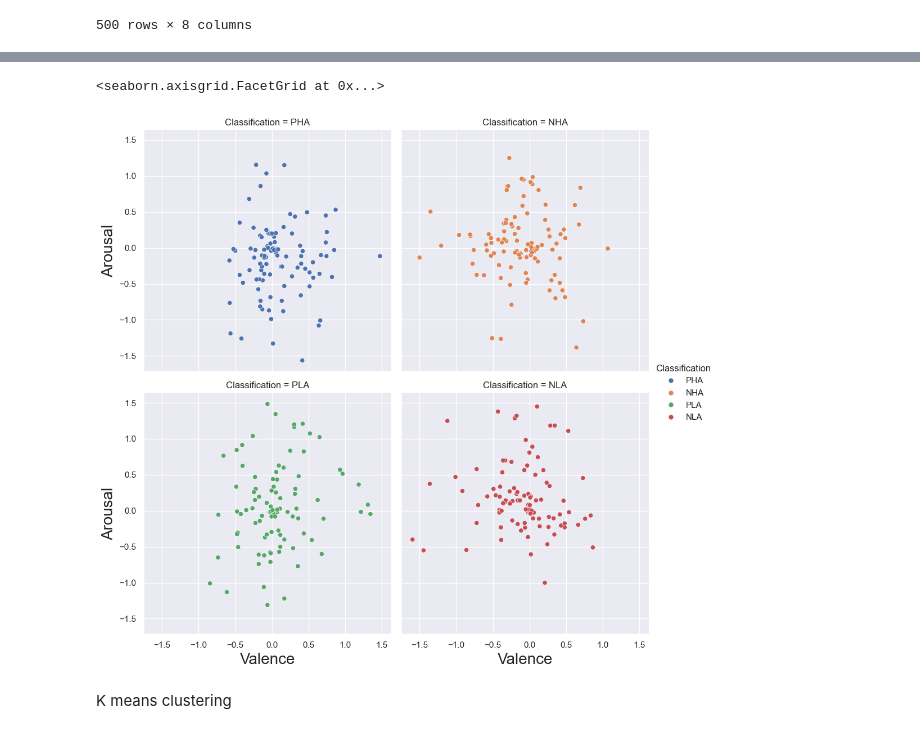
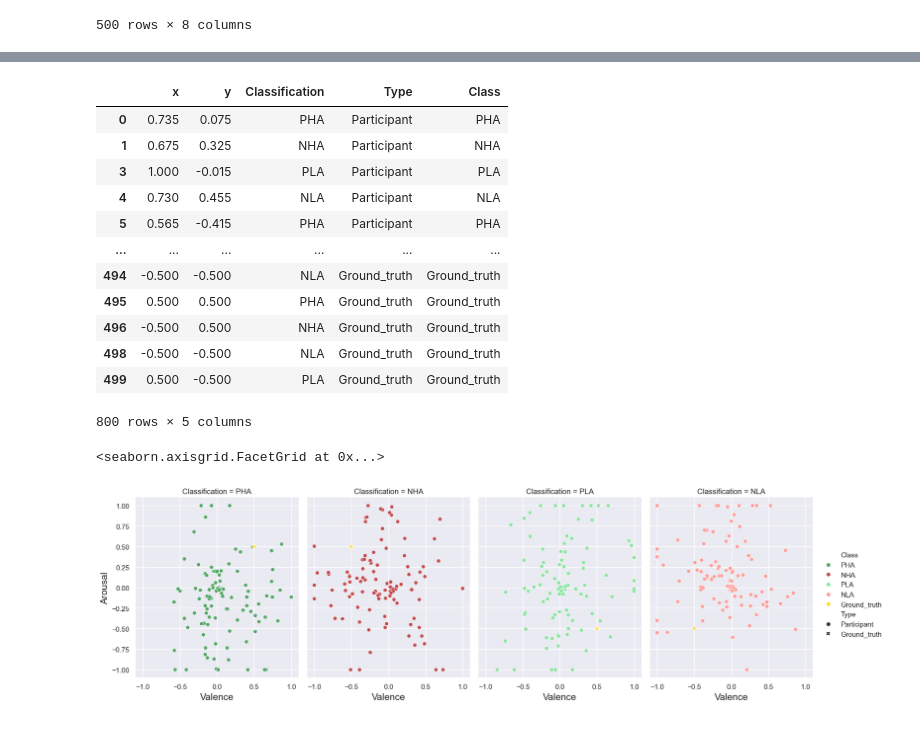
Before and after one commit to Linthevanrooij/FAIP, a Jupyter notebook: Final_project/Text+image-generator/chat-gpt-generator/analysis.ipynb, the cells around one changed output, grey strips where cells are left out. Cells and saved outputs as stored; diff of their text form; code cells hidden in the pictures.

```diff
--- a/Final_project/Text+image-generator/chat-gpt-generator/analysis.ipynb
+++ b/Final_project/Text+image-generator/chat-gpt-generator/analysis.ipynb
@@ -123,15 +135,18 @@ df_new
 # %%
 big_df = pd.DataFrame()
 
+# normalization with own baseline for each stage
 for participant in df_new['Participant'].unique():
-    for i in range(1,5):
+    for i in range(1,5): # stage numbers
         selection_df = df_new.query(f"Participant == {participant}").query(f"Pair.str.contains('{i}')")
         selection_b = selection_df.query(f"Pair.str.contains('B')")
 
         new_selection_df = selection_df.assign(
-                Participant_x_n=lambda x: round(x.Participant_x - selection_b.Participant_x.values[0], 3),
-                Participant_y_n=lambda y: round(y.Participant_y - selection_b.Participant_y.values[0], 3),
+                Participant_x_n=lambda x: np.clip(round(x.Participant_x - selection_b.Participant_x.values[0], 3), -1, 1),
+                Participant_y_n=lambda y: np.clip(round(y.Participant_y - selection_b.Participant_y.values[0], 3), -1, 1)
         )
+
+        new_selection_df['Prediction'] = new_selection_df.apply(assign_label, axis=1)
         big_df = pd.concat([big_df, new_selection_df], ignore_index=True)
 
 
@@ -153,4 +168,5 @@ big_df
 # %%
+# make tuple pairs and calculate euclidean distance
 big_df = big_df.assign(
     Participant_xy_n = big_df.apply(
         lambda row: np.array([row.Participant_x_n, row.Participant_y_n]), axis=1
@@ -162,6 +178,8 @@ big_df = big_df.assign(
     lambda row: np.linalg.norm(row.Participant_xy_n - np.array(row.Actual_xy)), axis=1
     )
 )
+
+big_df = big_df.query('Classification != "B"')
 big_df
 # %% [output]
 |  | Participant | Pair | Classification | Participant_x | Participant_y | Actual_x | Actual_y | Actual_xy | ... |
@@ -221,7 +283,37 @@ Text(0, 0.5, 'Arousal')
+# %%
+participant_df = big_df[['Participant_x_n', 'Participant_y_n', 'Classification']].copy()
+participant_df = participant_df.rename(columns={'Participant_x_n': 'x', 'Participant_y_n': 'y'})
+participant_df['Type'] = 'Participant'
+
+actual_df = big_df[['Actual_x', 'Actual_y', 'Classification']].copy()
+actual_df = actual_df.rename(columns={'Actual_x': 'x', 'Actual_y': 'y'})
+actual_df['Type'] = 'Ground_truth'
+
+# Combine into one DataFrame
+combined_df = pd.concat([participant_df, actual_df])
+
+pp = combined_df.query("Type == 'Participant'").eval("Class = Classification")
+gt = combined_df.query("Type == 'Ground_truth'").eval("Class = Type")
+
+combined_df = pd.concat([pp, gt])
+combined_df
+# %% [output]
+|  | x | y | Classification | Type | Class |
+| 0 | 0.735 | 0.075 | PHA | Participant | PHA |
+| 1 | 0.675 | 0.325 | NHA | Participant | NHA |
+| 3 | 1.000 | -0.015 | PLA | Participant | PLA |
+| 4 | 0.730 | 0.455 | NLA | Participant | NLA |
+| 5 | 0.565 | -0.415 | PHA | Participant | PHA |
+| ... | ... | ... | ... | ... | ... |
+| 494 | -0.500 | -0.500 | NLA | Ground_truth | Ground_truth |
+| 495 | 0.500 | 0.500 | PHA | Ground_truth | Ground_truth |
+| 496 | -0.500 | 0.500 | NHA | Ground_truth | Ground_truth |
+| 498 | -0.500 | -0.500 | NLA | Ground_truth | Ground_truth |
+| 499 | 0.500 | -0.500 | PLA | Ground_truth | Ground_truth |
+800 rows × 5 columns
 # %%
-filtered_df = big_df.query('Classification != "B"')
-r = sns.relplot(data=filtered_df, x="Participant_x_n", y="Participant_y_n", hue="Classification", col="Classification", col_wrap=2, kind="scatter")
-r.set_axis_labels("Valence", "Arousal", fontsize=20)
+r = sns.relplot(data=combined_df, x="x", y="y", hue='Class', col="Classification", style="Type", col_wrap=4, kind="scatter", aspect=.8, palette=['#55a868', '#c44e52', '#8de5a1', '#ff9f9b','#FFD92F'])
+r.set_axis_labels("Valence", "Arousal", fontsize=15)
 # %% [output]
 <seaborn.axisgrid.FacetGrid at 0x...>
-[figure, old version]
+[figure, new version]
@@ -230,2 +319,0 @@ r.set_axis_labels("Valence", "Arousal", fontsize=20)
-# %% [markdown]
-K means clustering
```
Also changed, not shown: parts of 14 cells of this notebook, 7 other files.
